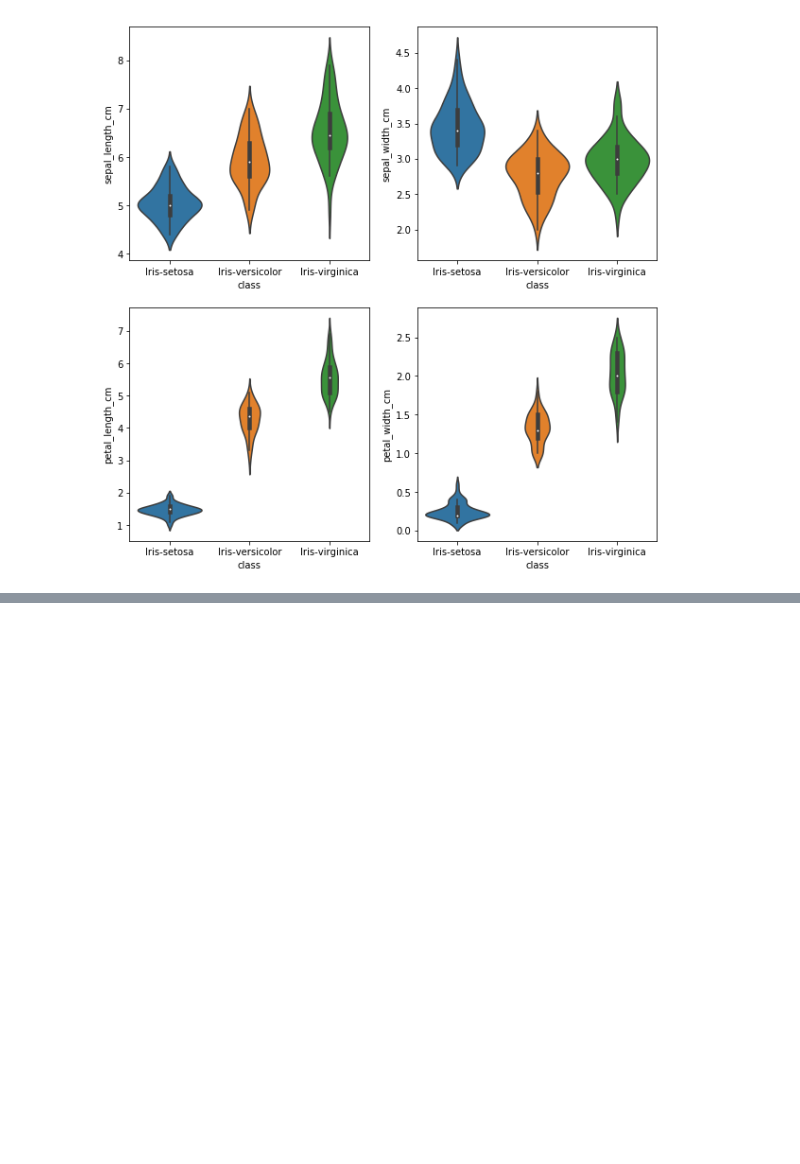
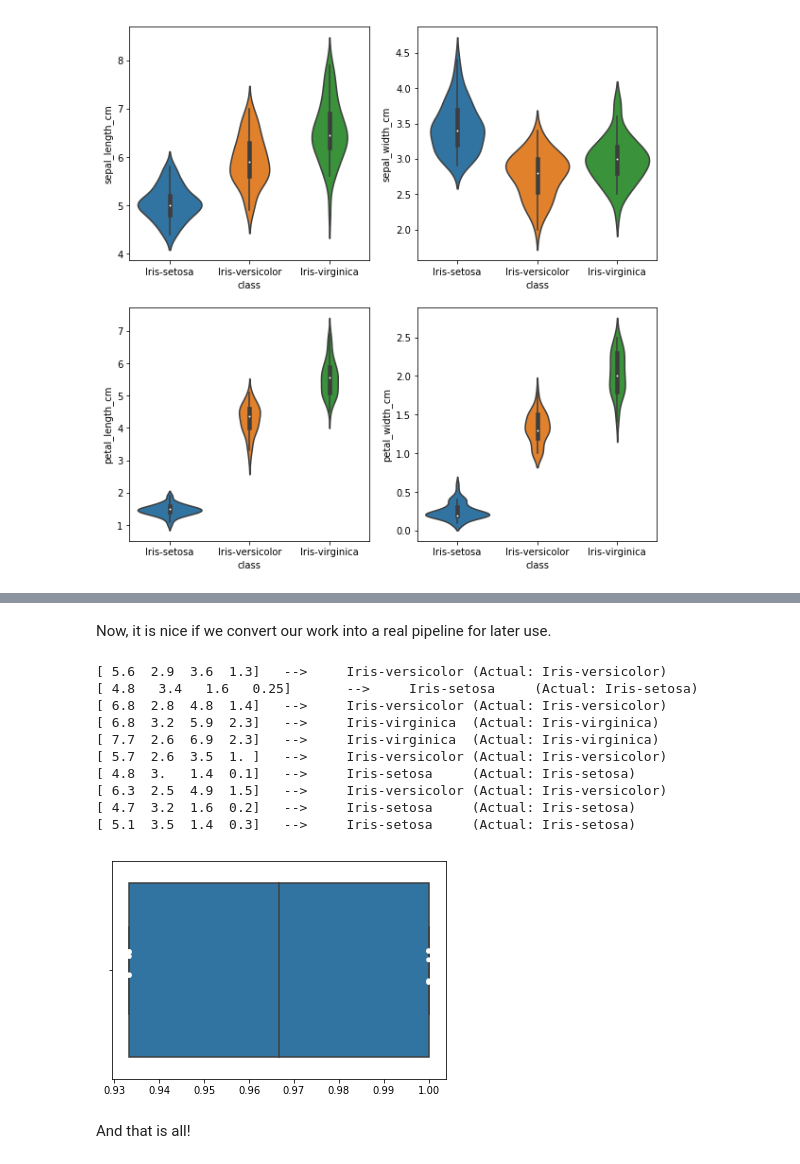
Before and after one commit to kalyons11/notebooks, a Jupyter notebook: iris_data_notebook.ipynb, the cells around one changed output, grey strips where cells are left out. Cells and saved outputs as stored; diff of their text form; code cells hidden in the pictures; blank space fills up the shorter version.

```diff
--- a/iris_data_notebook.ipynb
+++ b/iris_data_notebook.ipynb
@@ -211,0 +407,70 @@ for column_index, column in enumerate(iris_data_clean.columns):
+# %% [markdown]
+Now, it is nice if we convert our work into a real pipeline for later use.
+# %%
+%matplotlib inline
+import pandas as pd
+import seaborn as sb
+from sklearn.ensemble import RandomForestClassifier
+from sklearn.cross_validation import train_test_split
+from sklearn.cross_validation import cross_val_score
+
+# We can jump directly to working with the clean data because we saved our cleaned data set
+iris_data_clean = pd.read_csv('data/iris-data-clean.csv')
+
+# Testing our data: Our analysis will stop here if any of these assertions are wrong
+
+# We know that we should only have three classes
+assert len(iris_data_clean['class'].unique()) == 3
+
+# We know that sepal lengths for 'Iris-versicolor' should never be below 2.5 cm
+assert iris_data_clean.loc[iris_data_clean['class'] == 'Iris-versicolor', 'sepal_length_cm'].min() >= 2.5
+
+# We know that our data set should have no missing measurements
+assert len(iris_data_clean.loc[(iris_data_clean['sepal_length_cm'].isnull()) |
+                               (iris_data_clean['sepal_width_cm'].isnull()) |
+                               (iris_data_clean['petal_length_cm'].isnull()) |
+                               (iris_data_clean['petal_width_cm'].isnull())]) == 0
+
+all_inputs = iris_data_clean[['sepal_length_cm', 'sepal_width_cm',
+                             'petal_length_cm', 'petal_width_cm']].values
+
+all_classes = iris_data_clean['class'].values
+
+# This is the classifier that came out of Grid Search
+random_forest_classifier = RandomForestClassifier(bootstrap=True, class_weight=None, criterion='gini',
+                                max_depth=None, max_features=3, max_leaf_nodes=None,
+                                min_samples_leaf=1, min_samples_split=2,
+                                min_weight_fraction_leaf=0.0, n_estimators=5, n_jobs=1,
+                                oob_score=False, random_state=None, verbose=0, warm_start=True)
+
+# All that's left to do now is plot the cross-validation scores
+rf_classifier_scores = cross_val_score(random_forest_classifier, all_inputs, all_classes, cv=10)
+sb.boxplot(rf_classifier_scores)
+sb.stripplot(rf_classifier_scores, jitter=True, color='white')
+
+# ...and show some of the predictions from the classifier
+(training_inputs,
+ testing_inputs,
+ training_classes,
+ testing_classes) = train_test_split(all_inputs, all_classes, train_size=0.75)
+
+random_forest_classifier.fit(training_inputs, training_classes)
+
+for input_features, prediction, actual in zip(testing_inputs[:10],
+                                              random_forest_classifier.predict(testing_inputs[:10]),
+                                              testing_classes[:10]):
+    print('{}\t-->\t{}\t(Actual: {})'.format(input_features, prediction, actual))
+# %% [output]
+[ 5.6  2.9  3.6  1.3]   -->     Iris-versicolor (Actual: Iris-versicolor)
+[ 4.8   3.4   1.6   0.25]       -->     Iris-setosa     (Actual: Iris-setosa)
+[ 6.8  2.8  4.8  1.4]   -->     Iris-versicolor (Actual: Iris-versicolor)
+[ 6.8  3.2  5.9  2.3]   -->     Iris-virginica  (Actual: Iris-virginica)
+[ 7.7  2.6  6.9  2.3]   -->     Iris-virginica  (Actual: Iris-virginica)
+[ 5.7  2.6  3.5  1. ]   -->     Iris-versicolor (Actual: Iris-versicolor)
+[ 4.8  3.   1.4  0.1]   -->     Iris-setosa     (Actual: Iris-setosa)
+[ 6.3  2.5  4.9  1.5]   -->     Iris-versicolor (Actual: Iris-versicolor)
+[ 4.7  3.2  1.6  0.2]   -->     Iris-setosa     (Actual: Iris-setosa)
+[ 5.1  3.5  1.4  0.3]   -->     Iris-setosa     (Actual: Iris-setosa)
+[figure, added]
+# %% [markdown]
+And that is all!
```
Also changed, not shown: parts of 20 cells of this notebook.
